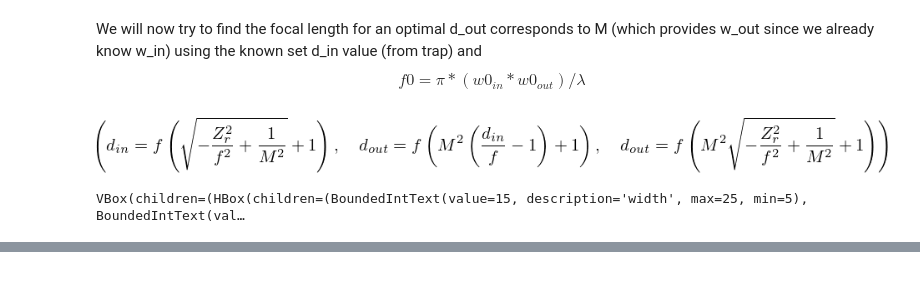
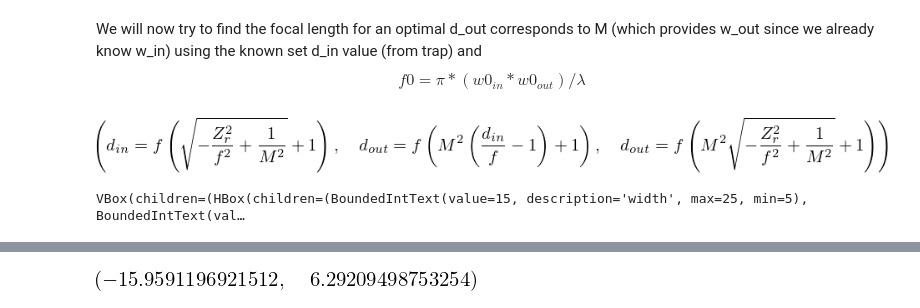
Before and after one commit to aravindhnivas/FELion-Spectrum-Analyser, a Jupyter notebook: testing/THz/GaussianBeamSimulation.ipynb, the cells around one changed output, grey strips where cells are left out. Saved outputs shown, nothing was run; the diff lists cells and outputs as text; code cells hidden in the pictures; blank space fills up the shorter version.

```diff
--- a/testing/THz/GaussianBeamSimulation.ipynb
+++ b/testing/THz/GaussianBeamSimulation.ipynb
@@ -1481,0 +1543,7 @@ VBox(children=(HBox(children=(BoundedIntText(value=15, description='width', max=
+# %%
+zc = np.pi*0.34**2/ghz_cm(325)
+M_ = 0.15/0.34
+
+fp.subs({Z_c:zc, E:(1-M_**-2), d_in:20}), fm.subs({Z_c:zc, E:(1-M_**-2), d_in:20})
+# %% [output]
+[figure, added]
```
Also changed, not shown: parts of 7 cells of this notebook, 8 other files.
